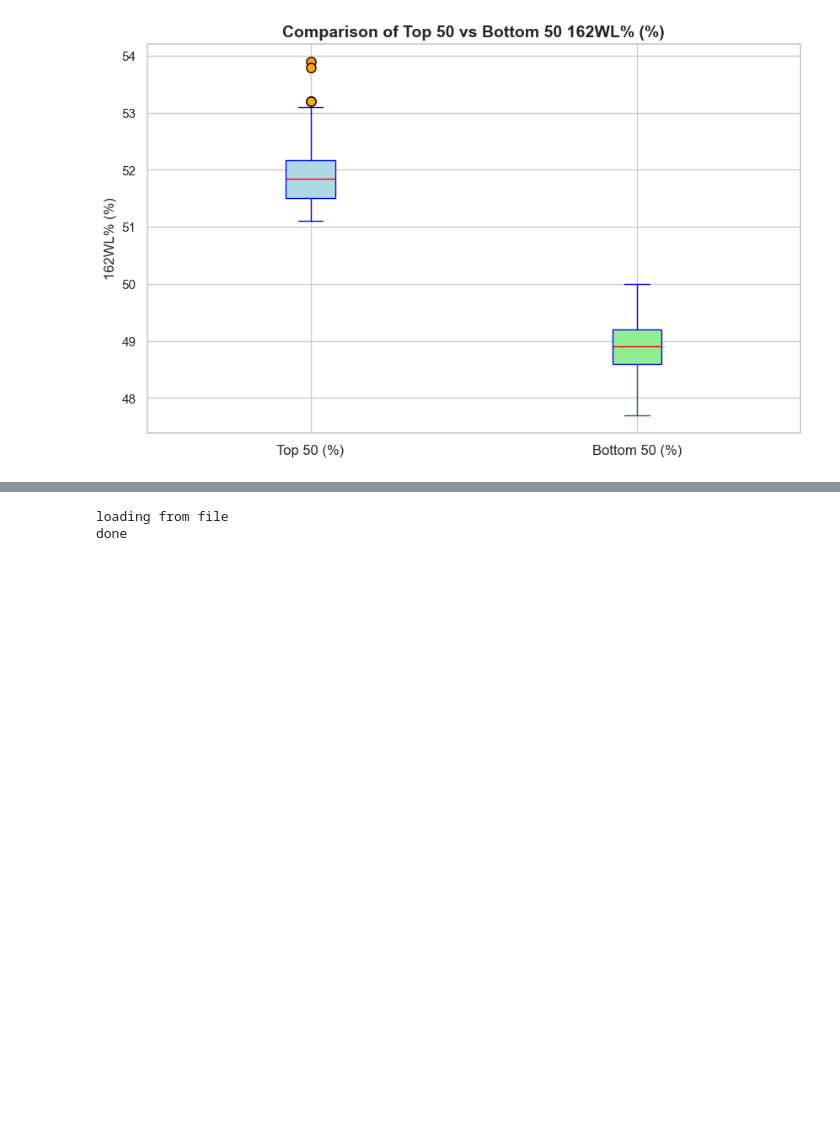
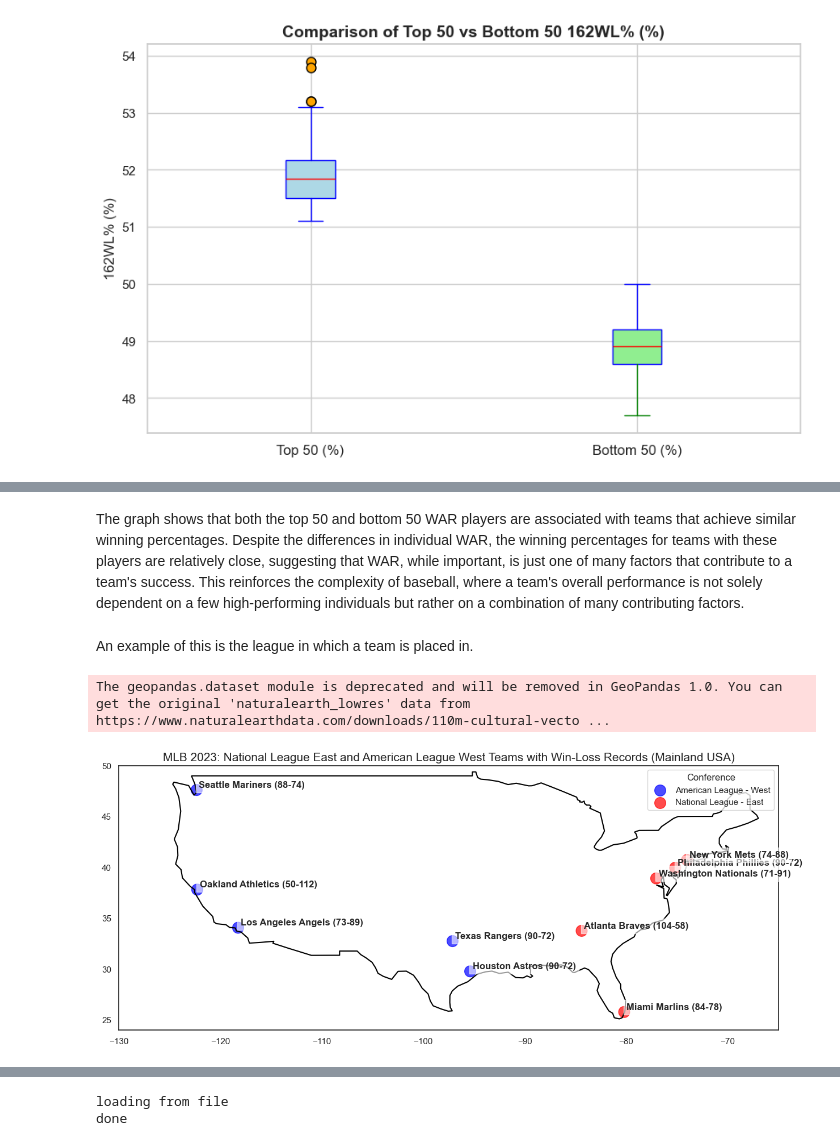
Before and after one commit to Ethanp333/baseball_data, a Jupyter notebook: starting_new.ipynb, the cells around one changed output, grey strips where cells are left out. Drawn from its saved outputs; the diff is of its cells as text; code cells hidden in the pictures; blank space fills up the shorter version.

```diff
--- a/starting_new.ipynb
+++ b/starting_new.ipynb
@@ -670,0 +784,78 @@ except Exception as e:
+# %% [markdown]
+The graph shows that both the top 50 and bottom 50 WAR players are associated with teams that achieve similar winning percentages. Despite the differences in individual WAR, the winning percentages for teams with these players are relatively close, suggesting that WAR, while important, is just one of many factors that contribute to a team's success. This reinforces the complexity of baseball, where a team's overall performance is not solely dependent on a few high-performing individuals but rather on a combination of many contributing factors.
+# %% [markdown]
+An example of this is the league in which a team is placed in.
+# %%
+import geopandas as gpd
+import pandas as pd
+import matplotlib.pyplot as plt
+from shapely.geometry import Point
+
+# Step 1: Create a DataFrame for the relevant MLB teams with win-loss records
+data = {
+    'Team': [
+        'Atlanta Braves', 'Philadelphia Phillies', 'Miami Marlins', 'New York Mets', 'Washington Nationals', # NL East
+        'Houston Astros', 'Texas Rangers', 'Seattle Mariners', 'Los Angeles Angels', 'Oakland Athletics' # AL West
+    ],
+    'City': [
+        'Atlanta', 'Philadelphia', 'Miami', 'New York', 'Washington', # NL East
+        'Houston', 'Arlington', 'Seattle', 'Los Angeles', 'Oakland' # AL West
+    ],
+    'Conference': [
+        'National League - East', 'National League - East', 'National League - East', 'National League - East', 'National League - East',
+        'American League - West', 'American League - West', 'American League - West', 'American League - West', 'American League - West'
+    ],
+    'Latitude': [33.7490, 39.9526, 25.7617, 40.7128, 38.9072, # NL East
+                 29.7604, 32.7357, 47.6062, 34.0522, 37.8044], # AL West
+    'Longitude': [-84.3880, -75.1652, -80.1918, -74.0060, -77.0369, # NL East
+                  -95.3698, -97.1081, -122.3321, -118.2437, -122.2711], # AL West
+    'Win_Loss_Record_2023': [
+        '104-58', '90-72', '84-78', '74-88', '71-91', # NL East
+        '90-72', '90-72', '88-74', '73-89', '50-112' # AL West
+    ]
+}
+
+df = pd.DataFrame(data)
+
+# Step 2: Convert DataFrame to GeoDataFrame
+geometry = [Point(xy) for xy in zip(df['Longitude'], df['Latitude'])]
+gdf = gpd.GeoDataFrame(df, geometry=geometry)
+
+# Step 3: Load a map of the United States (continental only)
+world = gpd.read_file(gpd.datasets.get_path('naturalearth_lowres'))
+usa = world[(world.name == "United States of America") & (world.continent == "North America")]
+
+# Step 4: Plot the map with the teams
+fig, ax = plt.subplots(1, 1, figsize=(15, 10))
+# Restrict the plot to mainland USA only
+usa.boundary.plot(ax=ax, color='black')
+ax.set_xlim(-130, -65)  # Adjusted longitude limits for continental USA
+ax.set_ylim(24, 50)     # Adjusted latitude limits for continental USA
+
+# Color by conference
+colors = {
+    'National League - East': 'red',
+    'American League - West': 'blue'
+}
+
+# Size all markers equally
+sizes = [200] * len(df)
+
+# Plot the teams
+for conference, group in gdf.groupby('Conference'):
+    group.plot(ax=ax, color=colors[conference], markersize=sizes, label=conference, alpha=0.7)
+
+# Annotate teams with their win-loss records
+for idx, row in gdf.iterrows():
+    ax.annotate(f"{row['Team']} ({row['Win_Loss_Record_2023']})",
+                xy=(row['Longitude'], row['Latitude']),
+                xytext=(3, 3), textcoords='offset points', fontsize=12, fontweight='bold',
+                bbox=dict(facecolor='white', alpha=0.6))
+
+# Step 5: Final touches
+plt.title('MLB 2023: National League East and American League West Teams with Win-Loss Records (Mainland USA)', fontsize=15)
+plt.legend(title='Conference')
+plt.show()
+# %% [output]
+The geopandas.dataset module is deprecated and will be removed in GeoPandas 1.0. You can get the original 'naturalearth_lowres' data from https://www.naturalearthdata.com/downloads/110m-cultural-vecto ...
+[figure, added]
```
Also changed, not shown: parts of 65 cells of this notebook, 18 other files.
